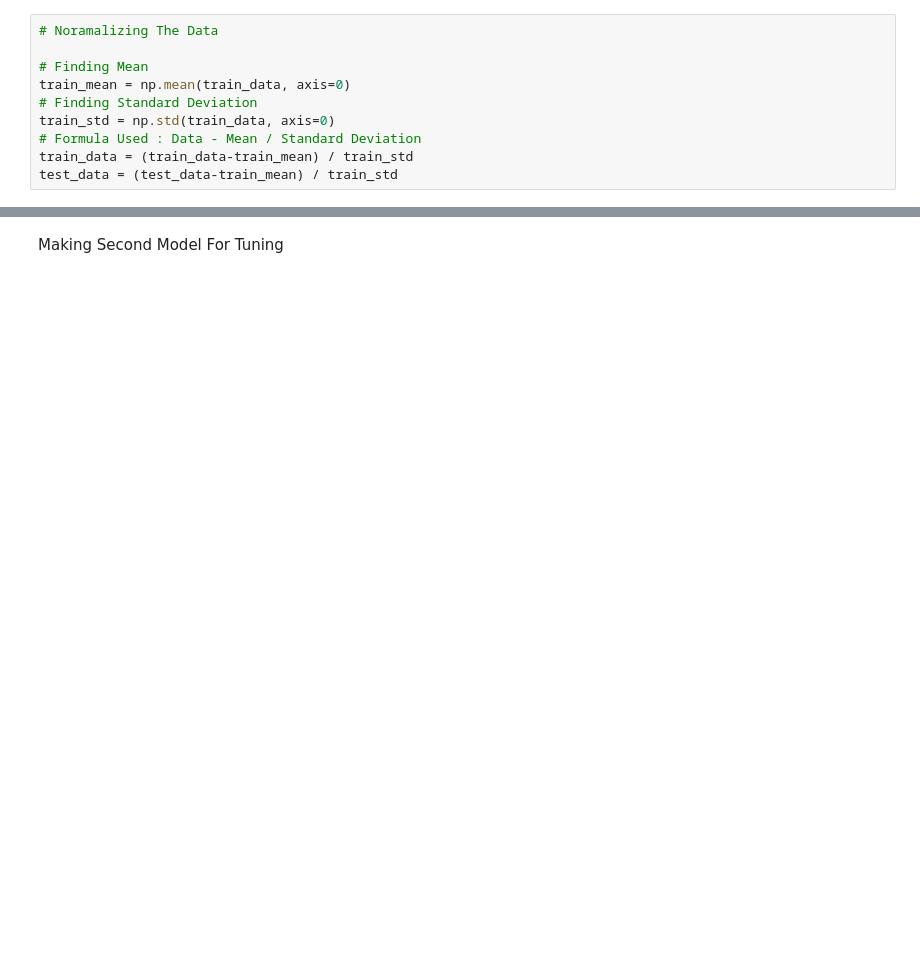
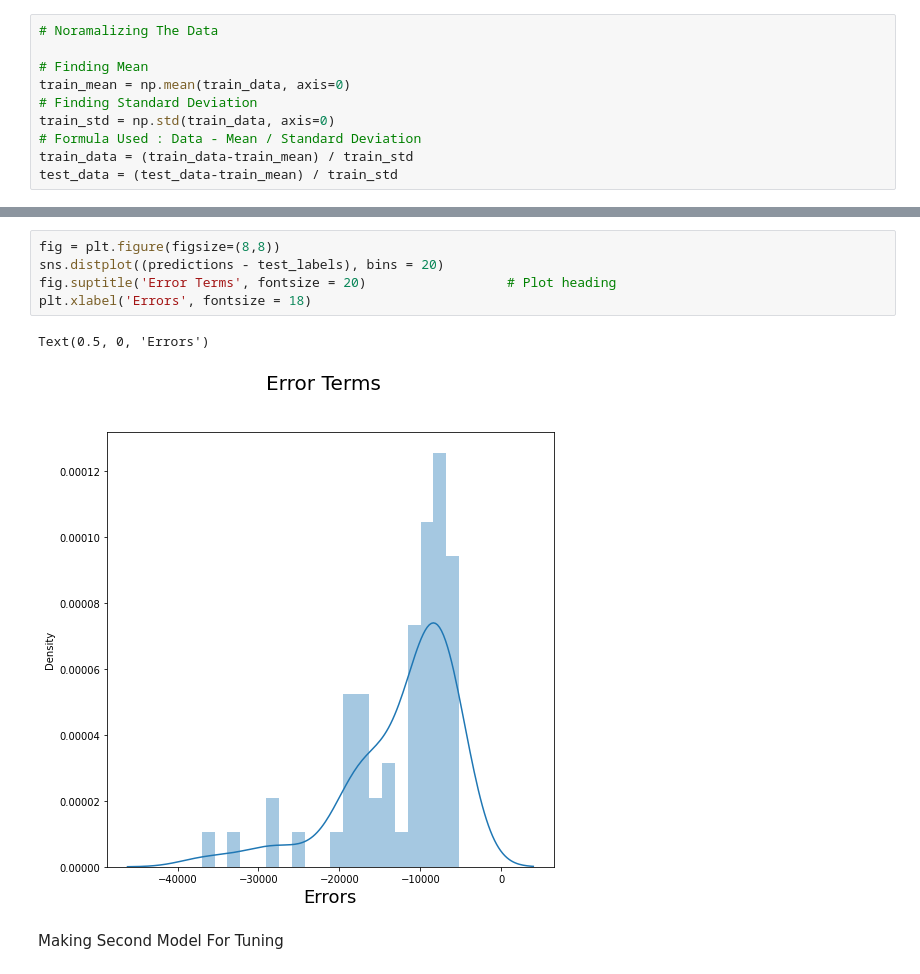
Before and after one commit to SyedHuzaifa007/Car-Price-Prediction-Deep-Learning-Model, a Jupyter notebook: Car_Price_Prediction_assignment.ipynb, the cells around one changed output, grey strips where cells are left out. Saved outputs shown, nothing was run; the diff lists cells and outputs as text; blank space fills up the shorter version.

```diff
--- a/Car_Price_Prediction_assignment.ipynb
+++ b/Car_Price_Prediction_assignment.ipynb
@@ -417,3 +409,11 @@ Mean Absolute Error: 266400320.0
+# %%
+fig = plt.figure(figsize=(8,8))
+sns.distplot((predictions - test_labels), bins = 20)
+fig.suptitle('Error Terms', fontsize = 20)                  # Plot heading
+plt.xlabel('Errors', fontsize = 18)
+# %% [output]
+Text(0.5, 0, 'Errors')
+[figure, added]
 # %% [markdown]
 Making Second Model For Tuning
 # %%
```
Also changed, not shown: parts of 52 cells of this notebook.
